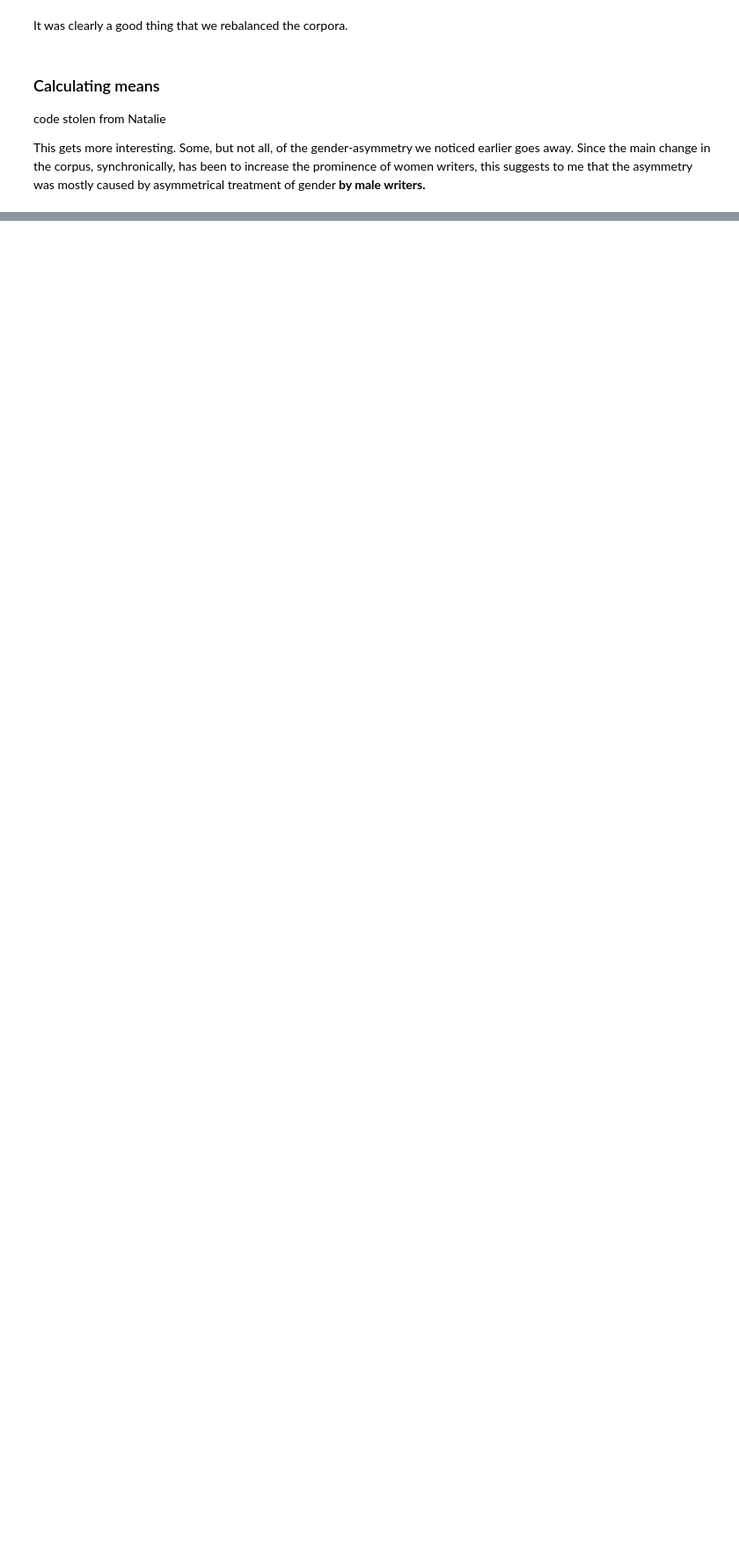
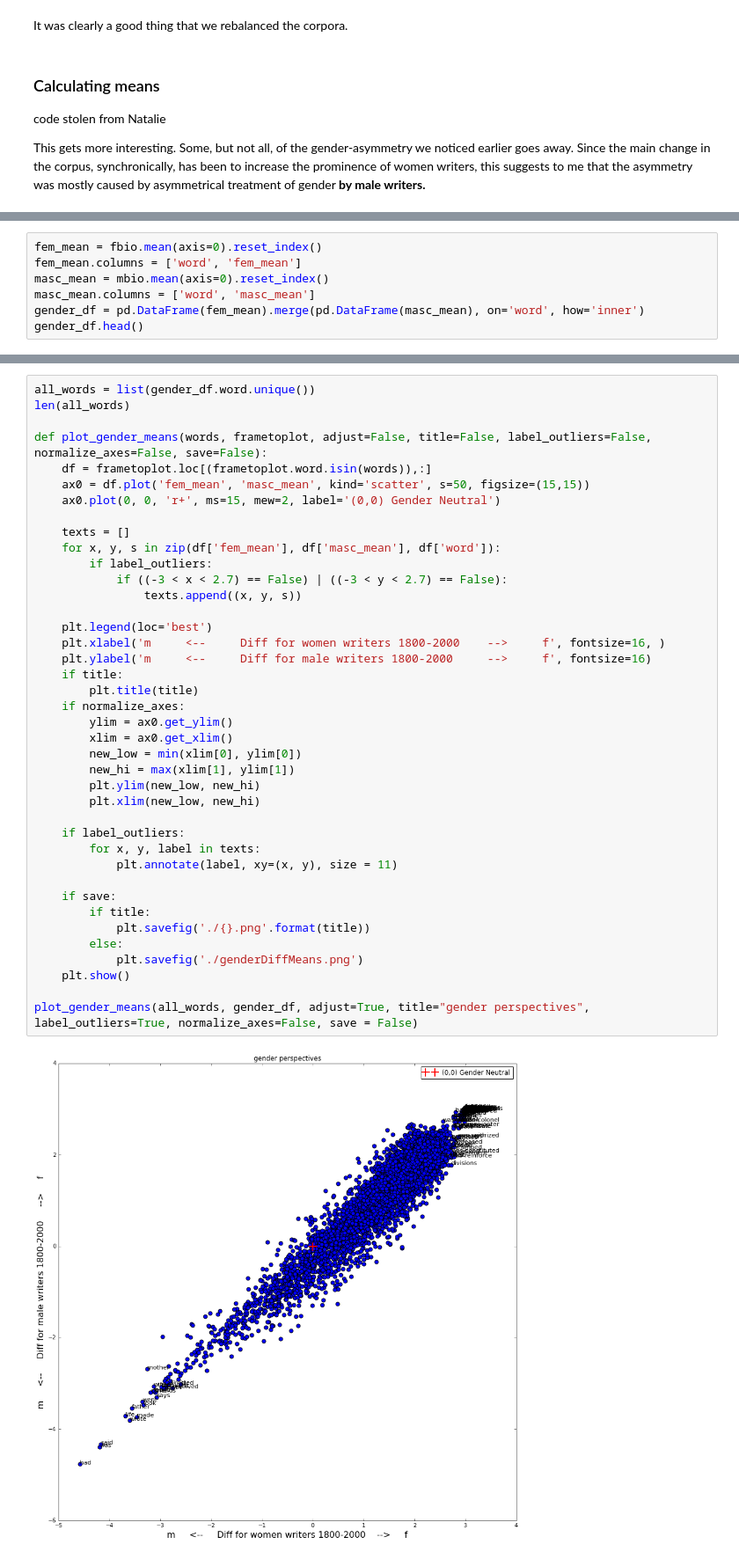
Before and after one commit to tedunderwood/biographies, a Jupyter notebook: code/timeseries_lag_balanced.ipynb, the cells around one changed output, grey strips where cells are left out. Shown at 88% size. Drawn from its saved outputs; the diff is of its cells as text; blank space fills up the shorter version.

Commit message:
new balanced notebook with fixed data

```diff
--- a/code/timeseries_lag_balanced.ipynb
+++ b/code/timeseries_lag_balanced.ipynb
@@ -355,0 +386,7 @@ pearsonr(means_df['bio_mean'], means_df['fic_mean'])
+# %%
+fem_mean = fbio.mean(axis=0).reset_index()
+fem_mean.columns = ['word', 'fem_mean']
+masc_mean = mbio.mean(axis=0).reset_index()
+masc_mean.columns = ['word', 'masc_mean']
+gender_df = pd.DataFrame(fem_mean).merge(pd.DataFrame(masc_mean), on='word', how='inner')
+gender_df.head()
@@ -355,0 +400,42 @@ pearsonr(means_df['bio_mean'], means_df['fic_mean'])
+# %%
+all_words = list(gender_df.word.unique())
+len(all_words)
+
+def plot_gender_means(words, frametoplot, adjust=False, title=False, label_outliers=False, normalize_axes=False, save=False):
+    df = frametoplot.loc[(frametoplot.word.isin(words)),:]
+    ax0 = df.plot('fem_mean', 'masc_mean', kind='scatter', s=50, figsize=(15,15))
+    ax0.plot(0, 0, 'r+', ms=15, mew=2, label='(0,0) Gender Neutral')
+
+    texts = []
+    for x, y, s in zip(df['fem_mean'], df['masc_mean'], df['word']):
+        if label_outliers:
+            if ((-3 < x < 2.7) == False) | ((-3 < y < 2.7) == False):
+                texts.append((x, y, s))
+
+    plt.legend(loc='best')
+    plt.xlabel('m     <--     Diff for women writers 1800-2000    -->     f', fontsize=16, )
+    plt.ylabel('m     <--     Diff for male writers 1800-2000     -->     f', fontsize=16)
+    if title:
+        plt.title(title)
+    if normalize_axes:
+        ylim = ax0.get_ylim()
+        xlim = ax0.get_xlim()
+        new_low = min(xlim[0], ylim[0])
+        new_hi = max(xlim[1], ylim[1])
+        plt.ylim(new_low, new_hi)
+        plt.xlim(new_low, new_hi)
+
+    if label_outliers:
+        for x, y, label in texts:
+            plt.annotate(label, xy=(x, y), size = 11)
+
+    if save:
+        if title:
+            plt.savefig('./{}.png'.format(title))
+        else:
+            plt.savefig('./genderDiffMeans.png')
+    plt.show()
+
+plot_gender_means(all_words, gender_df, adjust=True, title="gender perspectives", label_outliers=True, normalize_axes=False, save = False)
+# %% [output]
+[figure, added]
```
Also changed, not shown: parts of 24 cells of this notebook.
